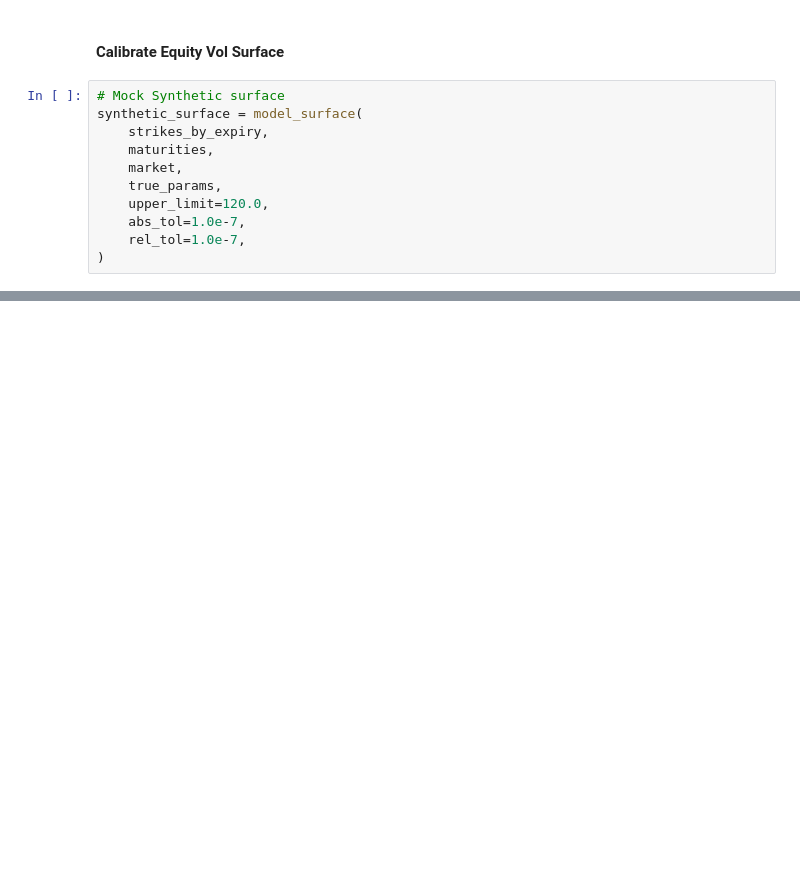
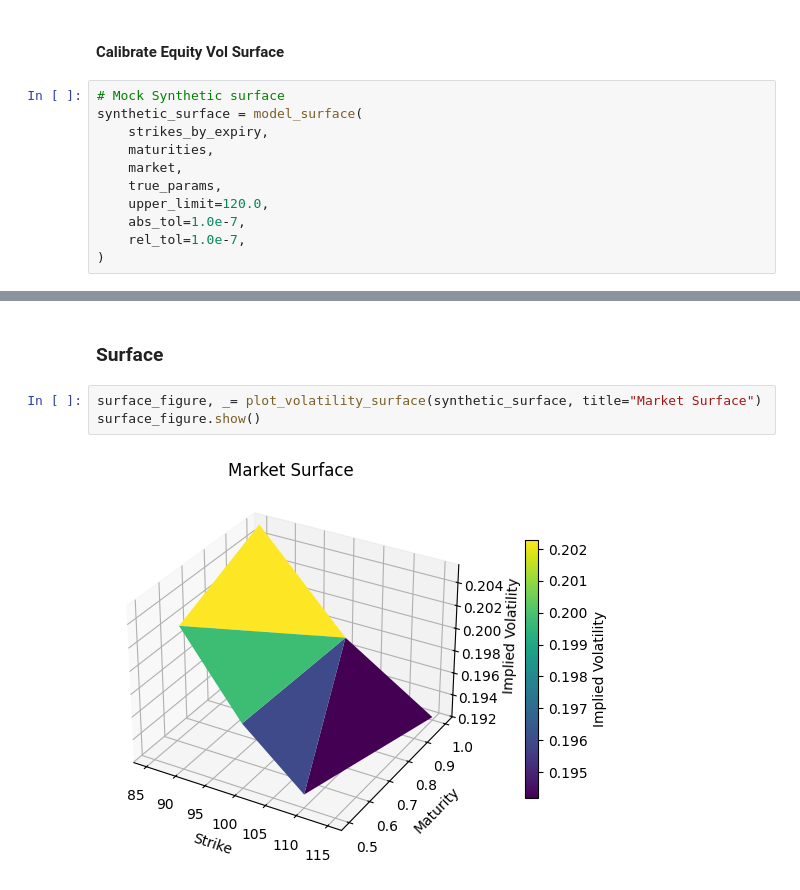
Before and after one commit to tania-duque-pita/EquitySimulation, a Jupyter notebook: examples/examples.ipynb, the cells around one changed output, grey strips where cells are left out. Cells and saved outputs as stored; diff of their text form; blank space fills up the shorter version.

```diff
--- a/examples/examples.ipynb
+++ b/examples/examples.ipynb
@@ -66,0 +117,7 @@ smile_result = calibrate_smile(
+# %% [markdown]
+### Surface
+# %%
+surface_figure, _= plot_volatility_surface(synthetic_surface, title="Market Surface")
+surface_figure.show()
+# %% [output]
+[figure, added]
```
Also changed, not shown: parts of 12 cells of this notebook, 7 other files.
